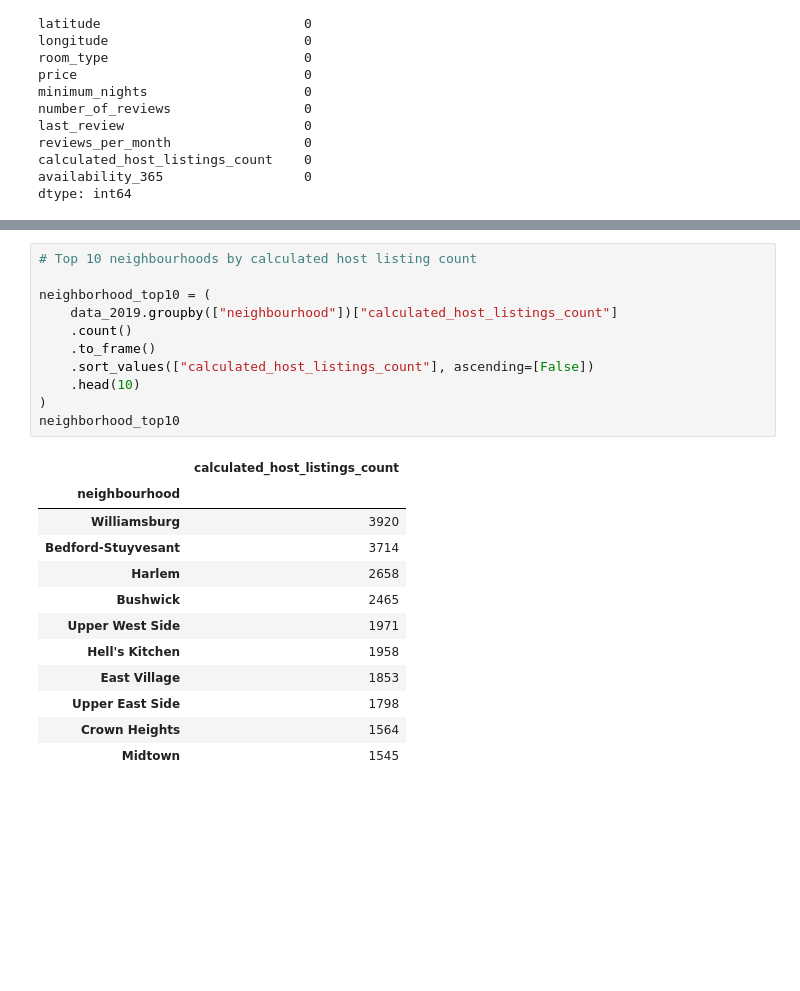
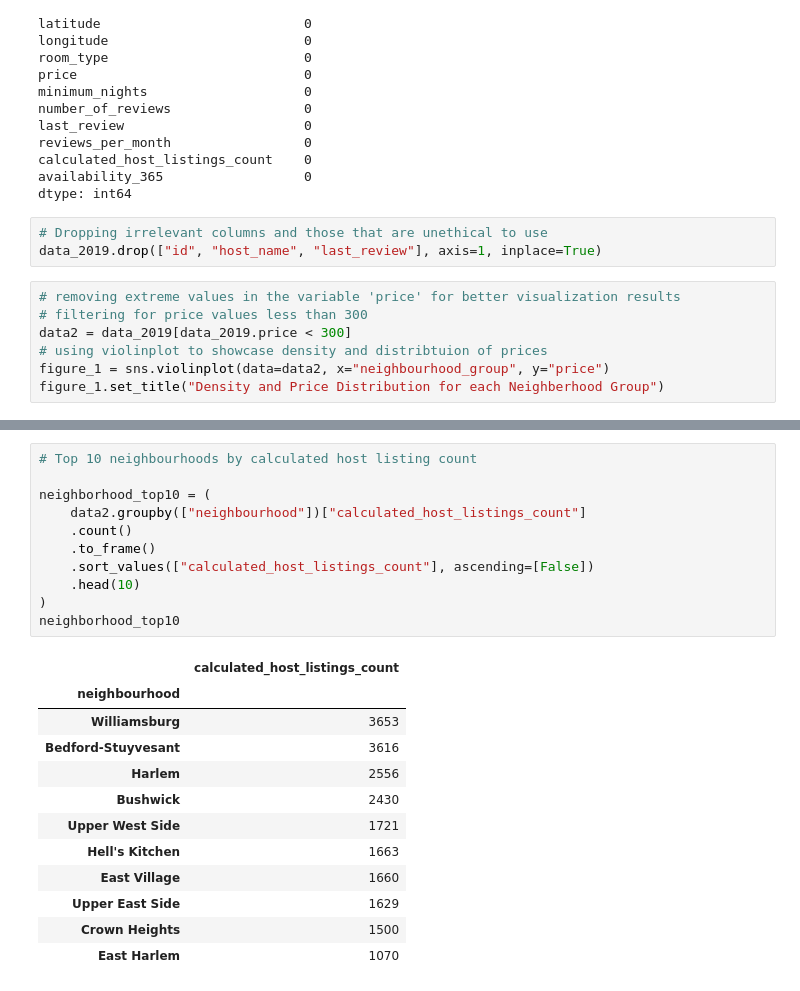
Before and after one commit to csridlen/eco395m-project-2, a Jupyter notebook: code/analysis_visualizations.ipynb, the cells around one changed output, grey strips where cells are left out. Saved outputs shown, nothing was run; the diff lists cells and outputs as text; blank space fills up the shorter version.

```diff
--- a/code/analysis_visualizations.ipynb
+++ b/code/analysis_visualizations.ipynb
@@ -62,3 +63,13 @@ reviews_per_month                 0
 calculated_host_listings_count    0
 availability_365                  0
 dtype: int64
+# %%
+# Dropping irrelevant columns and those that are unethical to use
+data_2019.drop(["id", "host_name", "last_review"], axis=1, inplace=True)
+# %%
+# removing extreme values in the variable 'price' for better visualization results
+# filtering for price values less than 300
+data2 = data_2019[data_2019.price < 300]
+# using violinplot to showcase density and distribtuion of prices
+figure_1 = sns.violinplot(data=data2, x="neighbourhood_group", y="price")
+figure_1.set_title("Density and Price Distribution for each Neighberhood Group")
@@ -79,27 +93,27 @@ Text(0.5, 0, 'Neighbourhood Group')
 # %%
 # Top 10 neighbourhoods by calculated host listing count
 
 neighborhood_top10 = (
-    data_2019.groupby(["neighbourhood"])["calculated_host_listings_count"]
+    data2.groupby(["neighbourhood"])["calculated_host_listings_count"]
     .count()
     .to_frame()
     .sort_values(["calculated_host_listings_count"], ascending=[False])
     .head(10)
 )
 neighborhood_top10
 # %% [output]
 |  | calculated_host_listings_count |
 | neighbourhood |  |
-| Williamsburg | 3920 |
-| Bedford-Stuyvesant | 3714 |
-| Harlem | 2658 |
-| Bushwick | 2465 |
-| Upper West Side | 1971 |
-| Hell's Kitchen | 1958 |
-| East Village | 1853 |
-| Upper East Side | 1798 |
-| Crown Heights | 1564 |
-| Midtown | 1545 |
+| Williamsburg | 3653 |
+| Bedford-Stuyvesant | 3616 |
+| Harlem | 2556 |
+| Bushwick | 2430 |
+| Upper West Side | 1721 |
+| Hell's Kitchen | 1663 |
+| East Village | 1660 |
+| Upper East Side | 1629 |
+| Crown Heights | 1500 |
+| East Harlem | 1070 |
 # %%
 # Top 5 Neighbourhoods by Calculated Host Listings based on Room Type
 neighborhood_top5 = neighborhood_top10.head(5)
```
Also changed, not shown: parts of 8 cells of this notebook, 6 other files.
